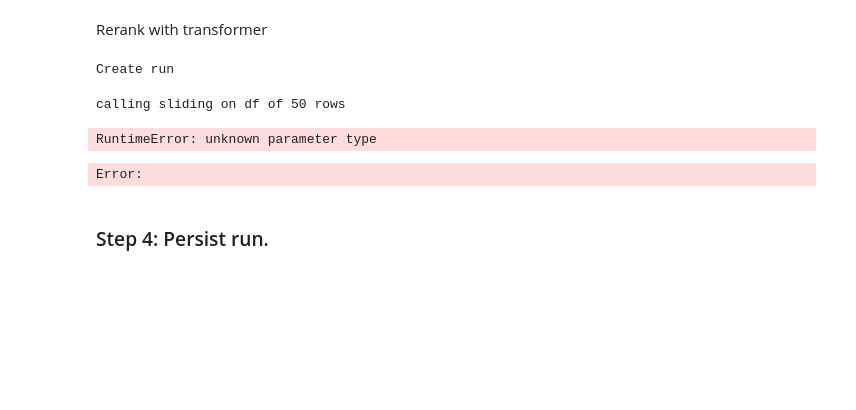
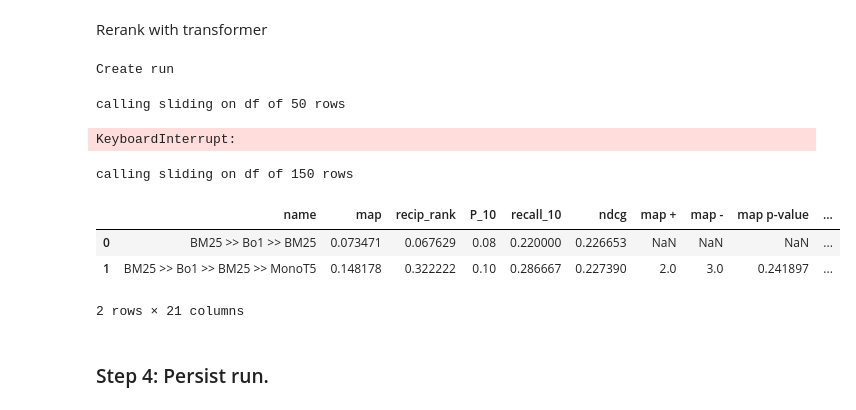
Before and after one commit to tira-io/ir-lab-jena-leipzig-wise-2023-galapagos-tortoise, a Jupyter notebook: jupyter-notebook-submissions/experiments.ipynb, the cells around one changed output. Cells and saved outputs as stored; diff of their text form; code cells hidden in the pictures; blank space fills up the shorter version.

Commit message:
change experiment notebook

```diff
--- a/jupyter-notebook-submissions/experiments.ipynb
+++ b/jupyter-notebook-submissions/experiments.ipynb
@@ -118,10 +128,10 @@ from pyterrier_t5 import T5Tokenizer
 Rerank with transformer
 # %%
 
-bm25_bo1_pl2_monot5 = (bm25_bo1_pl2 % 10 >> GetText()
+bm25_bo1_pl2_monot5 = (bm25 % 30 >> GetText()
         >> pt.text.sliding(length=400, stride=64, prepend_attr=None, text_attr="text")
         >> monoT5
-        >> pt.text.max_passage())
+        >> pt.text.mean_passage())
 # %%
 print('Create run')
 run = bm25_bo1_pl2_monot5(topics)
@@ -129,8 +139,21 @@ print('Done, run was created')
 # %% [output]
 Create run
 calling sliding on df of 50 rows
-RuntimeError: unknown parameter type
+KeyboardInterrupt:
-Error:
+# %%
+pt.Experiment(
+    [bm25_bo1_pl2, bm25_bo1_pl2_monot5],
+    topics, dataset.get_qrels(),
+    eval_metrics=["ndcg", "map", "recip_rank", "P_10", "recall_10"],
+    names=["BM25 >> Bo1 >> BM25", "BM25 >> Bo1 >> BM25 >> MonoT5"],
+    baseline = 0
+)
+# %% [output]
+calling sliding on df of 150 rows
+|  | name | map | recip_rank | P_10 | recall_10 | ndcg | map + | map - | map p-value | ... |
+| 0 | BM25 >> Bo1 >> BM25 | 0.073471 | 0.067629 | 0.08 | 0.220000 | 0.226653 | NaN | NaN | NaN | ... |
+| 1 | BM25 >> Bo1 >> BM25 >> MonoT5 | 0.148178 | 0.322222 | 0.10 | 0.286667 | 0.227390 | 2.0 | 3.0 | 0.241897 | ... |
+2 rows × 21 columns
 # %% [markdown]
 ### Step 4: Persist run.
 # %%
```
Also changed, not shown: parts of 3 cells of this notebook, 10 other files.
